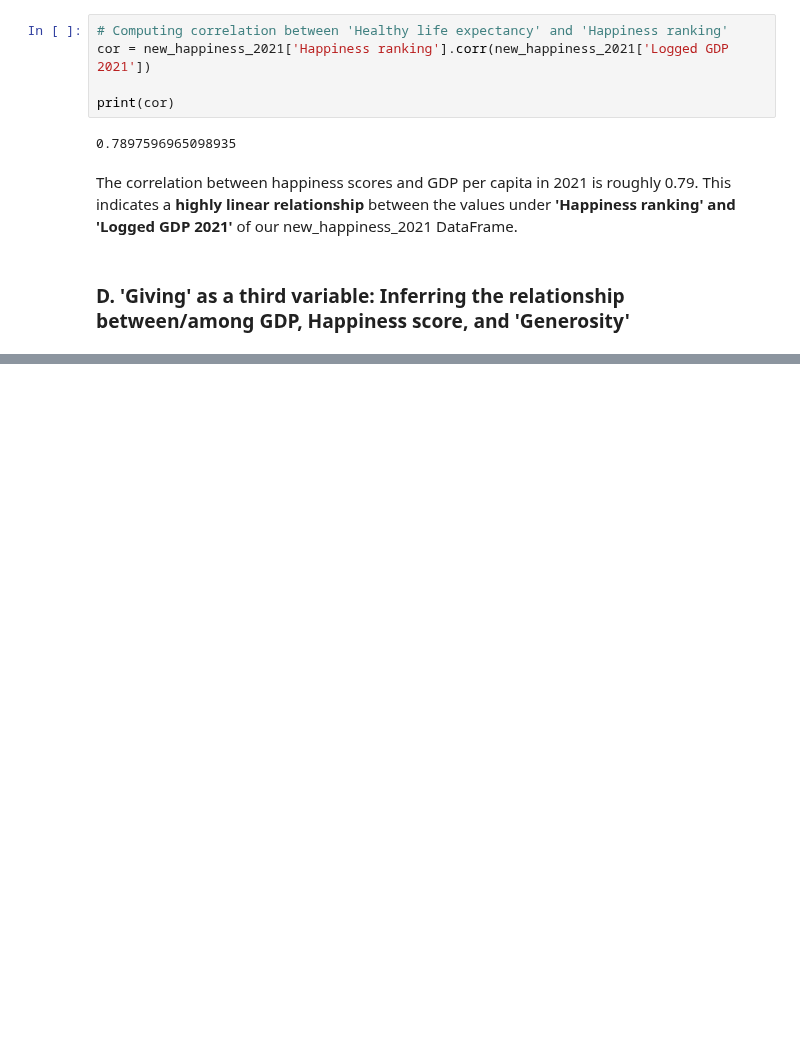
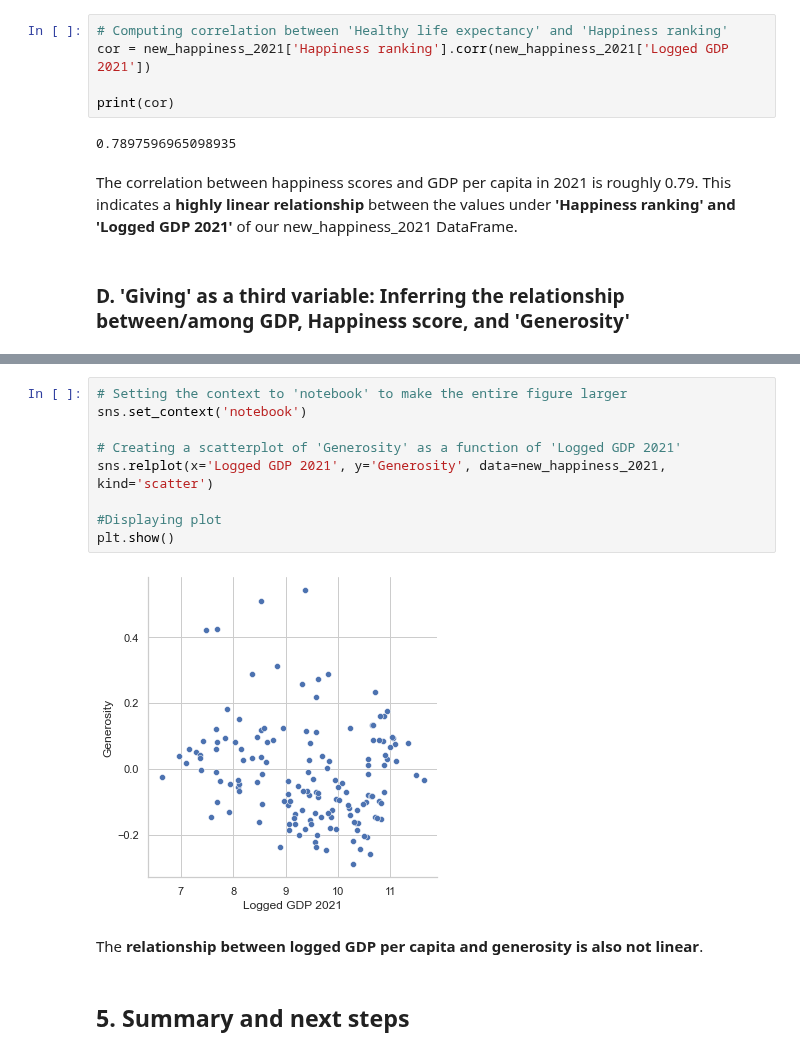
Before and after one commit to anikaarevalo/Happiness_and_world_economy_2021, a Jupyter notebook: Happiness_and_GDP_2021.ipynb, the cells around one changed output, grey strips where cells are left out. Saved outputs shown, nothing was run; the diff lists cells and outputs as text; blank space fills up the shorter version.

```diff
--- a/Happiness_and_GDP_2021.ipynb
+++ b/Happiness_and_GDP_2021.ipynb
@@ -695,0 +746,15 @@ The correlation between happiness scores and GDP per capita in 2021 is roughly 0
+# %%
+# Setting the context to 'notebook' to make the entire figure larger
+sns.set_context('notebook')
+
+# Creating a scatterplot of 'Generosity' as a function of 'Logged GDP 2021'
+sns.relplot(x='Logged GDP 2021', y='Generosity', data=new_happiness_2021, kind='scatter')
+
+#Displaying plot
+plt.show()
+# %% [output]
+[figure, added]
+# %% [markdown]
+The <b>relationship between logged GDP per capita and generosity is also not linear</b>.
+# %% [markdown]
+## 5. Summary and next steps
```
Also changed, not shown: parts of 10 cells of this notebook.
